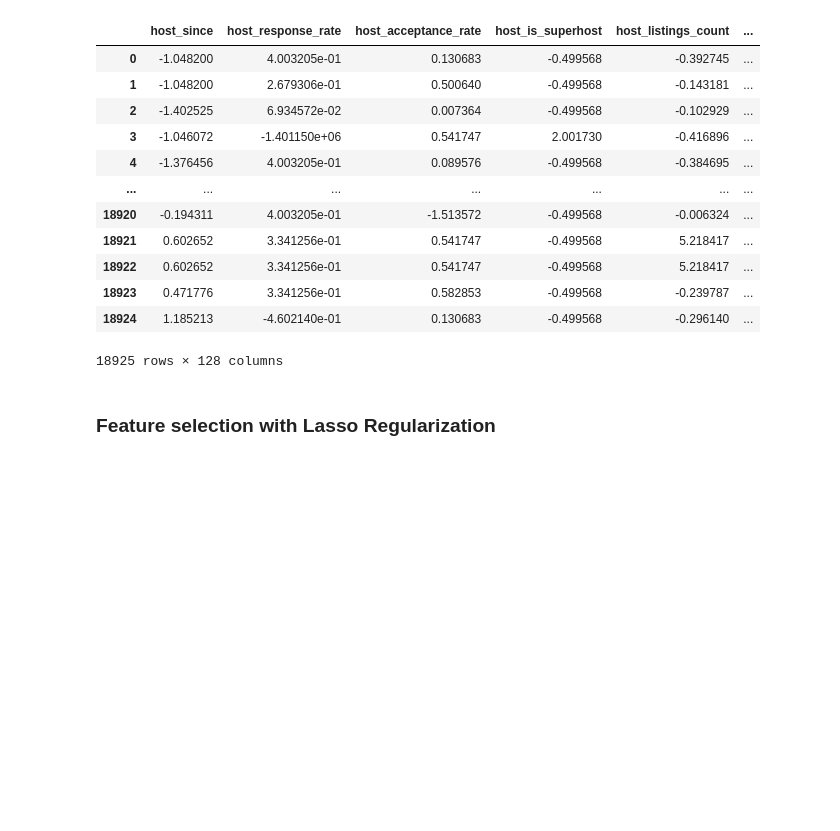
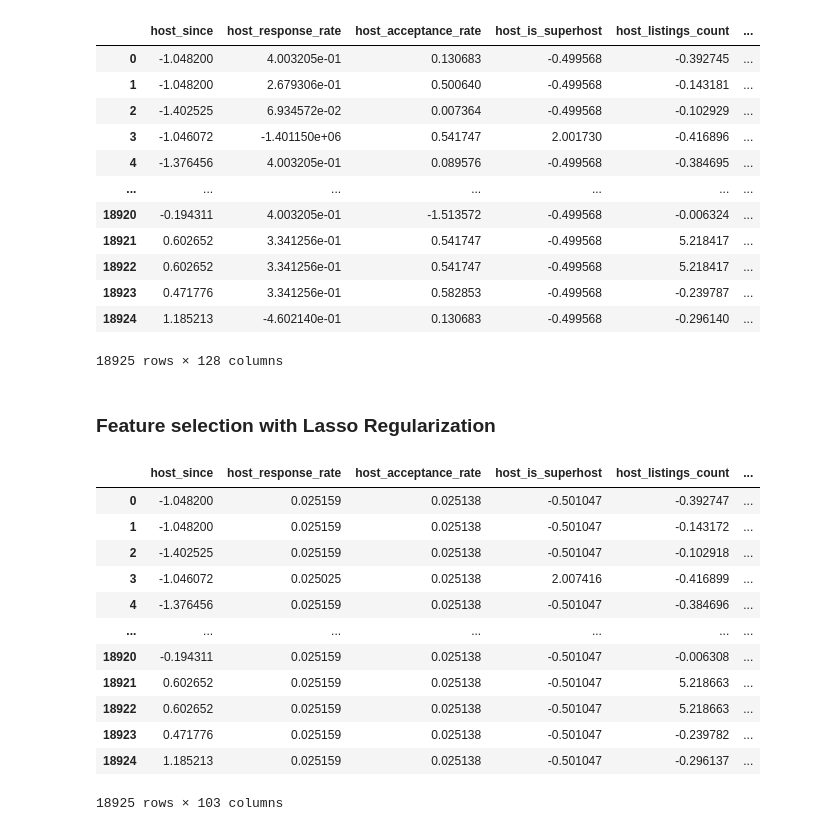
Before and after one commit to christianp12/Data-Driven-Exploration-of-Airbnb-Listings-Price, a Jupyter notebook: listings preprocessing.ipynb, the cells around one changed output. Cells and saved outputs as stored; diff of their text form; code cells hidden in the pictures; blank space fills up the shorter version.

Commit message:
exported listings without amenities

```diff
--- a/listings preprocessing.ipynb
+++ b/listings preprocessing.ipynb
@@ -341,0 +342,30 @@ listings_filled.to_csv('final_listings.csv')
+# %%
+listings_without_amenities = listings_filled.drop(columns=['wifi', 'heating', 'essentials', 'kitchen', 'smoke_alarm',
+                                     'air_conditioning', 'hangers', 'coffee_maker', 'dedicated_workspace',
+                                     'hot_water_kettle', 'hair_dryer', 'iron', 'tv', 'hot_water',
+                                     'washer', 'dryer', 'first_aid_kit', 'fire_extinguisher',
+                                     'refrigerator', 'pool', 'Gym', 'pets_allowed',
+                                     'free_parking_on_premises', 'paid_parking_on_premises', 'self_check-in'])
+
+# Scale the numeric data
+scaler = StandardScaler()
+listings_scaled = scaler.fit_transform(listings_without_amenities)
+
+# Convert the scaled data back to a DataFrame
+listings_without_amenities = pd.DataFrame(listings_scaled, columns=listings_without_amenities.columns)
+
+listings_without_amenities
+# %% [output]
+|  | host_since | host_response_rate | host_acceptance_rate | host_is_superhost | host_listings_count | ... |
+| 0 | -1.048200 | 0.025159 | 0.025138 | -0.501047 | -0.392747 | ... |
+| 1 | -1.048200 | 0.025159 | 0.025138 | -0.501047 | -0.143172 | ... |
+| 2 | -1.402525 | 0.025159 | 0.025138 | -0.501047 | -0.102918 | ... |
+| 3 | -1.046072 | 0.025025 | 0.025138 | 2.007416 | -0.416899 | ... |
+| 4 | -1.376456 | 0.025159 | 0.025138 | -0.501047 | -0.384696 | ... |
+| ... | ... | ... | ... | ... | ... | ... |
+| 18920 | -0.194311 | 0.025159 | 0.025138 | -0.501047 | -0.006308 | ... |
+| 18921 | 0.602652 | 0.025159 | 0.025138 | -0.501047 | 5.218663 | ... |
+| 18922 | 0.602652 | 0.025159 | 0.025138 | -0.501047 | 5.218663 | ... |
+| 18923 | 0.471776 | 0.025159 | 0.025138 | -0.501047 | -0.239782 | ... |
+| 18924 | 1.185213 | 0.025159 | 0.025138 | -0.501047 | -0.296137 | ... |
+18925 rows × 103 columns
```
Also changed, not shown: parts of 2 cells of this notebook, 2 other files.
